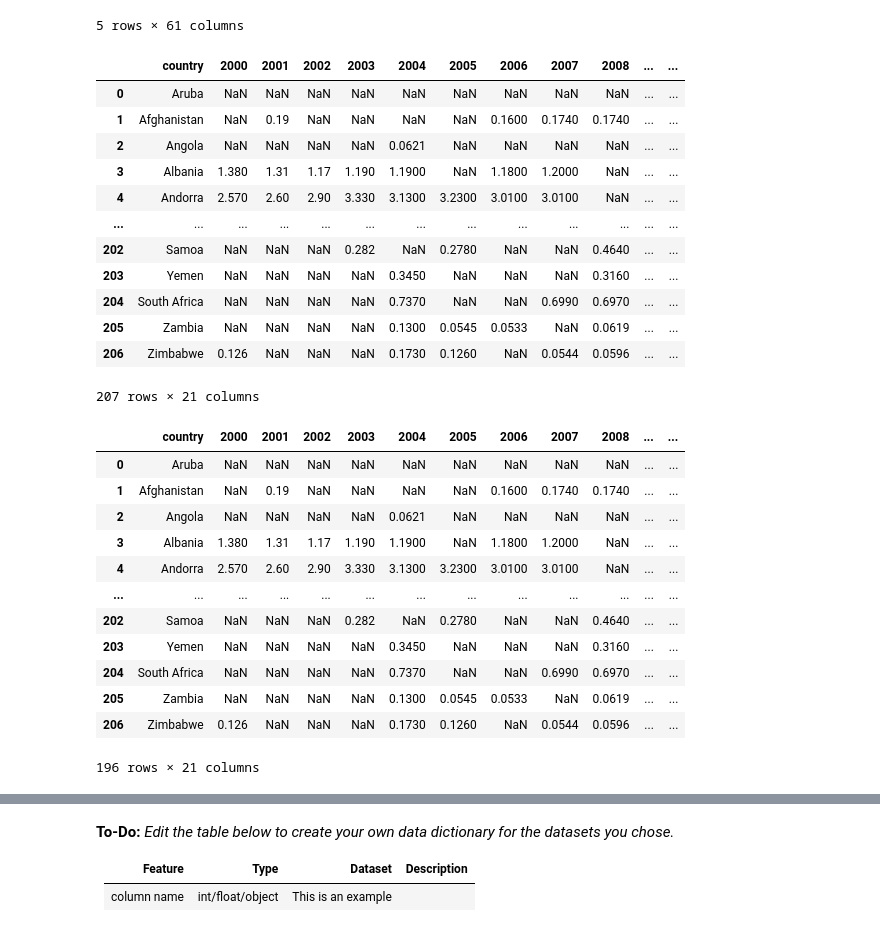
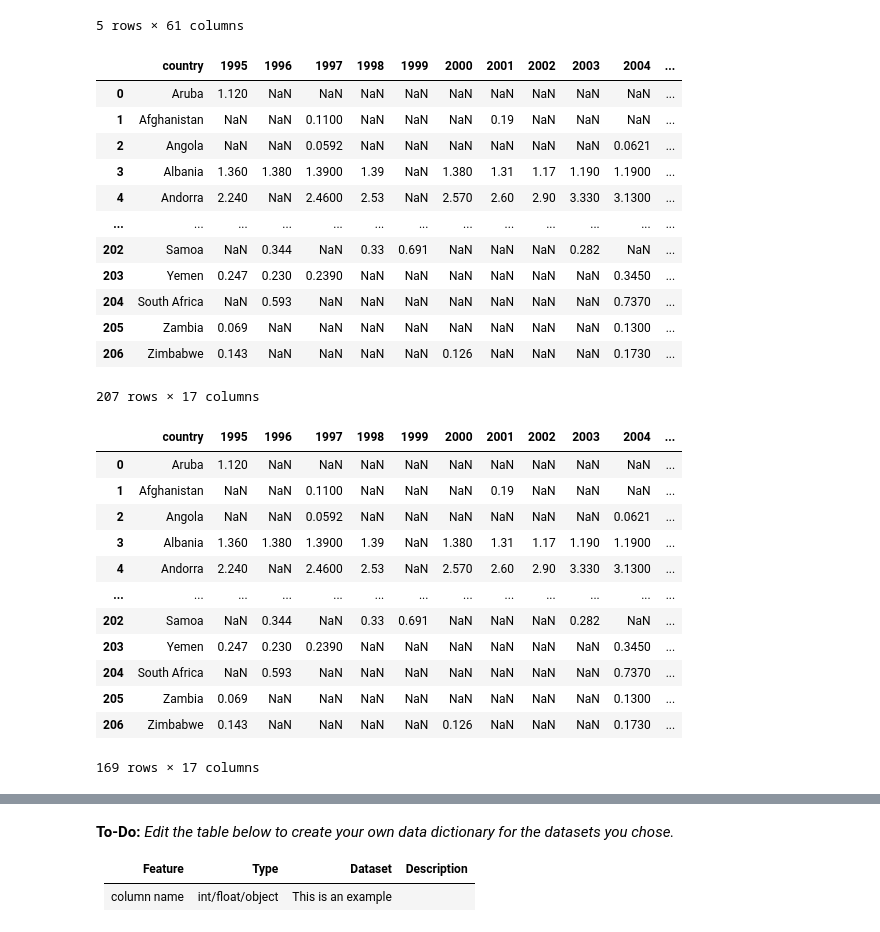
Before and after one commit to rafirahman27/World_Development_Statistics, a Jupyter notebook: code/starter-code.ipynb, the cells around one changed output, grey strips where cells are left out. Cells and saved outputs as stored; diff of their text form; code cells hidden in the pictures.

```diff
--- a/code/starter-code.ipynb
+++ b/code/starter-code.ipynb
@@ -334,37 +331,36 @@ medical_doc.head()
 5 rows × 61 columns
 # %%
 #Selecting year range
-medical_doc20 = medical_doc[['country'] + [str(year) for year in range(2000,2020)]]
+medical_doc20 = medical_doc[['country'] + [str(year) for year in range(1995,2011)]]
 medical_doc20
 # %% [output]
-|  | country | 2000 | 2001 | 2002 | 2003 | 2004 | 2005 | 2006 | 2007 | 2008 | ... | ... |
-| 0 | Aruba | NaN | NaN | NaN | NaN | NaN | NaN | NaN | NaN | NaN | ... | ... |
-| 1 | Afghanistan | NaN | 0.19 | NaN | NaN | NaN | NaN | 0.1600 | 0.1740 | 0.1740 | ... | ... |
-| 2 | Angola | NaN | NaN | NaN | NaN | 0.0621 | NaN | NaN | NaN | NaN | ... | ... |
-| 3 | Albania | 1.380 | 1.31 | 1.17 | 1.190 | 1.1900 | NaN | 1.1800 | 1.2000 | NaN | ... | ... |
-| 4 | Andorra | 2.570 | 2.60 | 2.90 | 3.330 | 3.1300 | 3.2300 | 3.0100 | 3.0100 | NaN | ... | ... |
+|  | country | 1995 | 1996 | 1997 | 1998 | 1999 | 2000 | 2001 | 2002 | 2003 | 2004 | ... |
+| 0 | Aruba | 1.120 | NaN | NaN | NaN | NaN | NaN | NaN | NaN | NaN | NaN | ... |
+| 1 | Afghanistan | NaN | NaN | 0.1100 | NaN | NaN | NaN | 0.19 | NaN | NaN | NaN | ... |
+| 2 | Angola | NaN | NaN | 0.0592 | NaN | NaN | NaN | NaN | NaN | NaN | 0.0621 | ... |
+| 3 | Albania | 1.360 | 1.380 | 1.3900 | 1.39 | NaN | 1.380 | 1.31 | 1.17 | 1.190 | 1.1900 | ... |
+| 4 | Andorra | 2.240 | NaN | 2.4600 | 2.53 | NaN | 2.570 | 2.60 | 2.90 | 3.330 | 3.1300 | ... |
 | ... | ... | ... | ... | ... | ... | ... | ... | ... | ... | ... | ... | ... |
-| 202 | Samoa | NaN | NaN | NaN | 0.282 | NaN | 0.2780 | NaN | NaN | 0.4640 | ... | ... |
-| 203 | Yemen | NaN | NaN | NaN | NaN | 0.3450 | NaN | NaN | NaN | 0.3160 | ... | ... |
-| 204 | South Africa | NaN | NaN | NaN | NaN | 0.7370 | NaN | NaN | 0.6990 | 0.6970 | ... | ... |
-| 205 | Zambia | NaN | NaN | NaN | NaN | 0.1300 | 0.0545 | 0.0533 | NaN | 0.0619 | ... | ... |
-| 206 | Zimbabwe | 0.126 | NaN | NaN | NaN | 0.1730 | 0.1260 | NaN | 0.0544 | 0.0596 | ... | ... |
+| 202 | Samoa | NaN | 0.344 | NaN | 0.33 | 0.691 | NaN | NaN | NaN | 0.282 | NaN | ... |
+| 203 | Yemen | 0.247 | 0.230 | 0.2390 | NaN | NaN | NaN | NaN | NaN | NaN | 0.3450 | ... |
+| 204 | South Africa | NaN | 0.593 | NaN | NaN | NaN | NaN | NaN | NaN | NaN | 0.7370 | ... |
+| 205 | Zambia | 0.069 | NaN | NaN | NaN | NaN | NaN | NaN | NaN | NaN | 0.1300 | ... |
+| 206 | Zimbabwe | 0.143 | NaN | NaN | NaN | NaN | 0.126 | NaN | NaN | NaN | 0.1730 | ... |
-207 rows × 21 columns
+207 rows × 17 columns
 # %%
 #Identifying missing data
-
 medical_doc20[medical_doc20.isnull().any(axis=1)]
 # %% [output]
-|  | country | 2000 | 2001 | 2002 | 2003 | 2004 | 2005 | 2006 | 2007 | 2008 | ... | ... |
-| 0 | Aruba | NaN | NaN | NaN | NaN | NaN | NaN | NaN | NaN | NaN | ... | ... |
-| 1 | Afghanistan | NaN | 0.19 | NaN | NaN | NaN | NaN | 0.1600 | 0.1740 | 0.1740 | ... | ... |
-| 2 | Angola | NaN | NaN | NaN | NaN | 0.0621 | NaN | NaN | NaN | NaN | ... | ... |
-| 3 | Albania | 1.380 | 1.31 | 1.17 | 1.190 | 1.1900 | NaN | 1.1800 | 1.2000 | NaN | ... | ... |
-| 4 | Andorra | 2.570 | 2.60 | 2.90 | 3.330 | 3.1300 | 3.2300 | 3.0100 | 3.0100 | NaN | ... | ... |
+|  | country | 1995 | 1996 | 1997 | 1998 | 1999 | 2000 | 2001 | 2002 | 2003 | 2004 | ... |
+| 0 | Aruba | 1.120 | NaN | NaN | NaN | NaN | NaN | NaN | NaN | NaN | NaN | ... |
+| 1 | Afghanistan | NaN | NaN | 0.1100 | NaN | NaN | NaN | 0.19 | NaN | NaN | NaN | ... |
+| 2 | Angola | NaN | NaN | 0.0592 | NaN | NaN | NaN | NaN | NaN | NaN | 0.0621 | ... |
+| 3 | Albania | 1.360 | 1.380 | 1.3900 | 1.39 | NaN | 1.380 | 1.31 | 1.17 | 1.190 | 1.1900 | ... |
+| 4 | Andorra | 2.240 | NaN | 2.4600 | 2.53 | NaN | 2.570 | 2.60 | 2.90 | 3.330 | 3.1300 | ... |
 | ... | ... | ... | ... | ... | ... | ... | ... | ... | ... | ... | ... | ... |
-| 202 | Samoa | NaN | NaN | NaN | 0.282 | NaN | 0.2780 | NaN | NaN | 0.4640 | ... | ... |
-| 203 | Yemen | NaN | NaN | NaN | NaN | 0.3450 | NaN | NaN | NaN | 0.3160 | ... | ... |
-| 204 | South Africa | NaN | NaN | NaN | NaN | 0.7370 | NaN | NaN | 0.6990 | 0.6970 | ... | ... |
-| 205 | Zambia | NaN | NaN | NaN | NaN | 0.1300 | 0.0545 | 0.0533 | NaN | 0.0619 | ... | ... |
-| 206 | Zimbabwe | 0.126 | NaN | NaN | NaN | 0.1730 | 0.1260 | NaN | 0.0544 | 0.0596 | ... | ... |
+| 202 | Samoa | NaN | 0.344 | NaN | 0.33 | 0.691 | NaN | NaN | NaN | 0.282 | NaN | ... |
+| 203 | Yemen | 0.247 | 0.230 | 0.2390 | NaN | NaN | NaN | NaN | NaN | NaN | 0.3450 | ... |
+| 204 | South Africa | NaN | 0.593 | NaN | NaN | NaN | NaN | NaN | NaN | NaN | 0.7370 | ... |
+| 205 | Zambia | 0.069 | NaN | NaN | NaN | NaN | NaN | NaN | NaN | NaN | 0.1300 | ... |
+| 206 | Zimbabwe | 0.143 | NaN | NaN | NaN | NaN | 0.126 | NaN | NaN | NaN | 0.1730 | ... |
-196 rows × 21 columns
+169 rows × 17 columns
```
Also changed, not shown: parts of 19 cells of this notebook, 4 other files.
